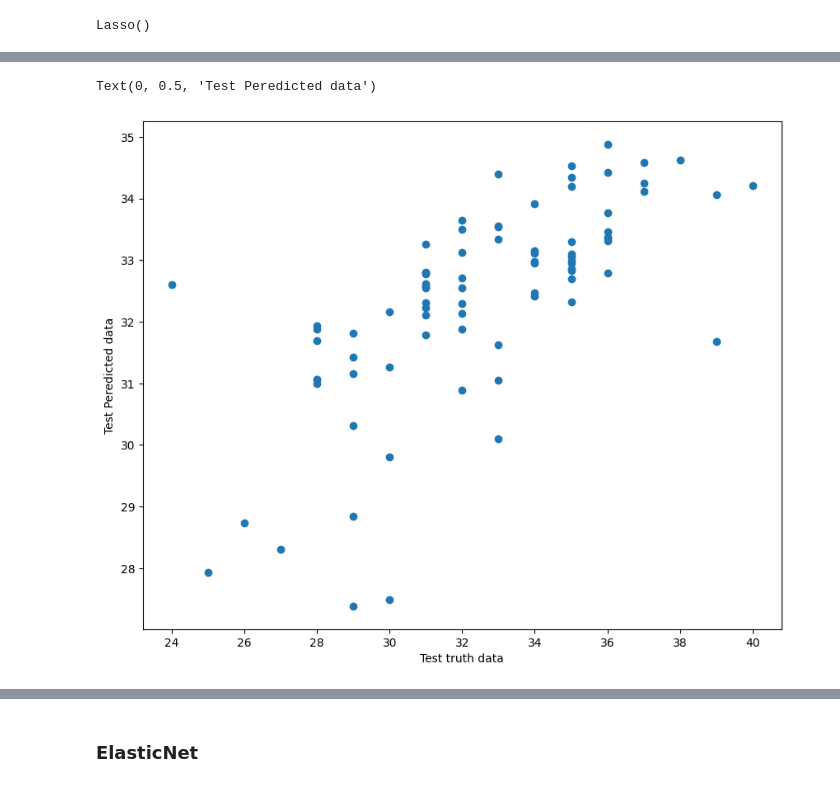
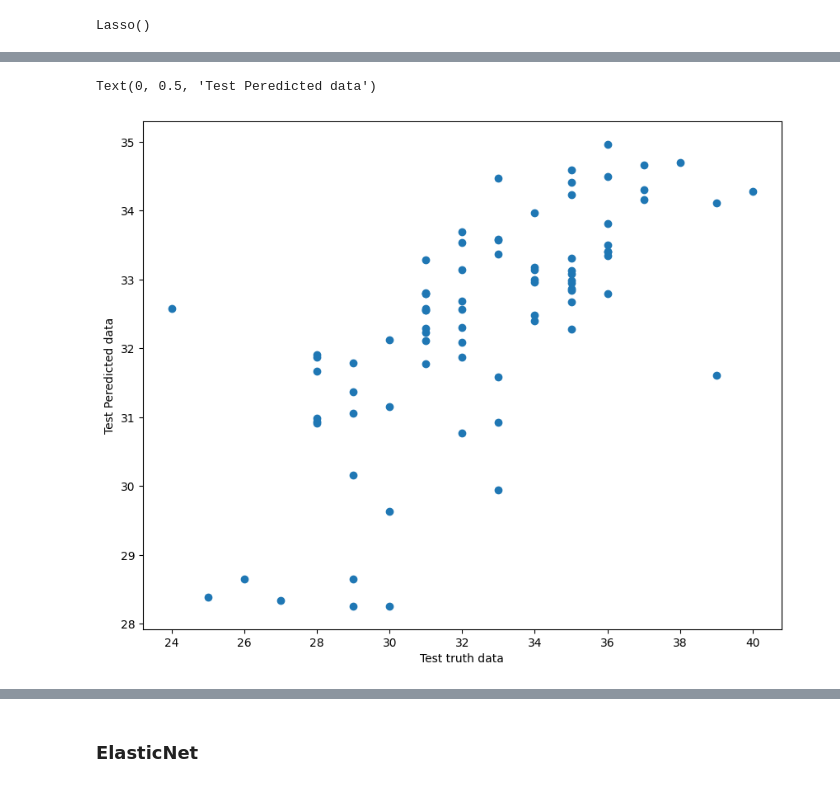
Before and after one commit to Rushi9867/Ineuron_Tasks, a Jupyter notebook: EDA/Algerian_Forest/Algerian_forest.ipynb, the cells around one changed output, grey strips where cells are left out. Saved outputs shown, nothing was run; the diff lists cells and outputs as text; code cells hidden in the pictures.

```diff
--- a/EDA/Algerian_Forest/Algerian_forest.ipynb
+++ b/EDA/Algerian_Forest/Algerian_forest.ipynb
@@ -886,11 +926,11 @@ array([32.78381104, 33.3358205 , 33.53835729, 32.69192045, 34.21212444,
 # %%
 fig = plt.figure(figsize=(10,8))
-plt.scatter(y_test,la_pred)
+plt.scatter(y_test,las_pred)
 plt.xlabel("Test truth data")
 plt.ylabel("Test Peredicted data")
 # %% [output]
 Text(0, 0.5, 'Test Peredicted data')
-[figure, old version]
+[figure, new version]
 # %%
 ## residuals
 residuals2 = y_test - las_pred
```
Also changed, not shown: parts of 53 cells of this notebook, 5 other files.
